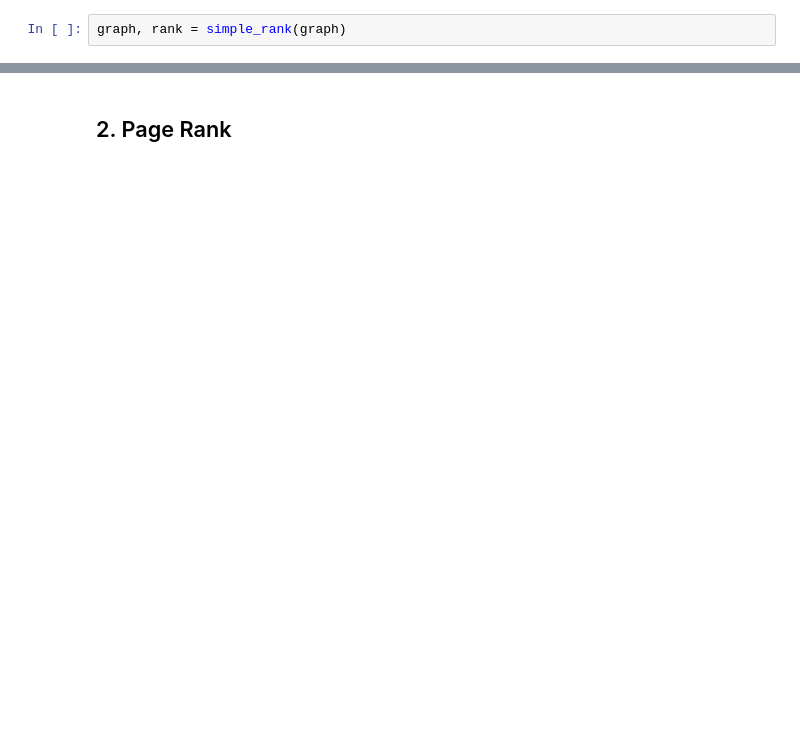
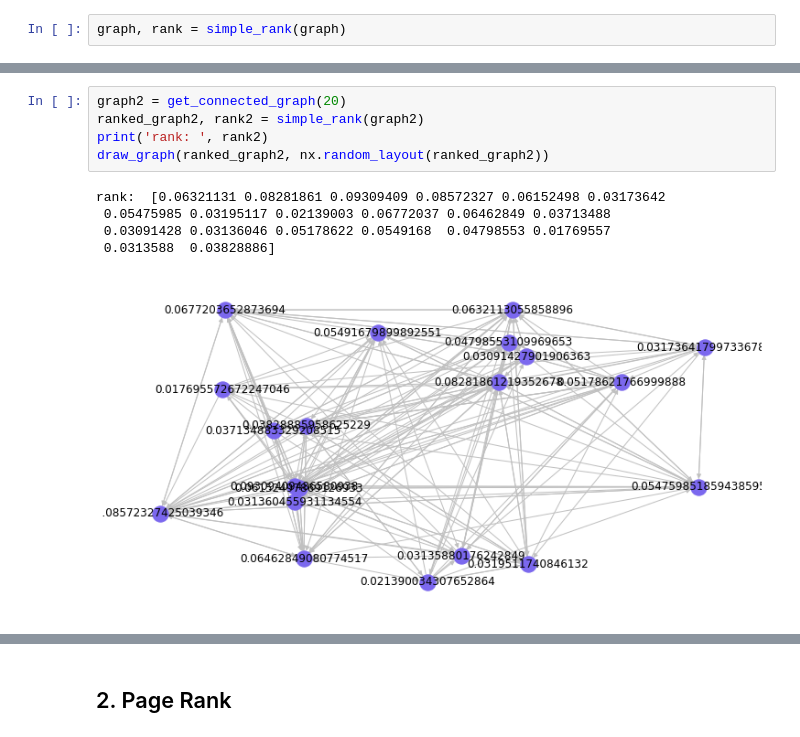
Before and after one commit to mhawryluk/mownit, a Jupyter notebook: lab9/lab9.ipynb, the cells around one changed output, grey strips where cells are left out. Drawn from its saved outputs; the diff is of its cells as text; blank space fills up the shorter version.

```diff
--- a/lab9/lab9.ipynb
+++ b/lab9/lab9.ipynb
@@ -82,0 +94,11 @@ draw_graph(graph, pos)
+# %%
+graph2 = get_connected_graph(20)
+ranked_graph2, rank2 = simple_rank(graph2)
+print('rank: ', rank2)
+draw_graph(ranked_graph2, nx.random_layout(ranked_graph2))
+# %% [output]
+rank:  [0.06321131 0.08281861 0.09309409 0.08572327 0.06152498 0.03173642
+ 0.05475985 0.03195117 0.02139003 0.06772037 0.06462849 0.03713488
+ 0.03091428 0.03136046 0.05178622 0.0549168  0.04798553 0.01769557
+ 0.0313588  0.03828886]
+[figure, added]
```
Also changed, not shown: parts of 32 cells of this notebook.
